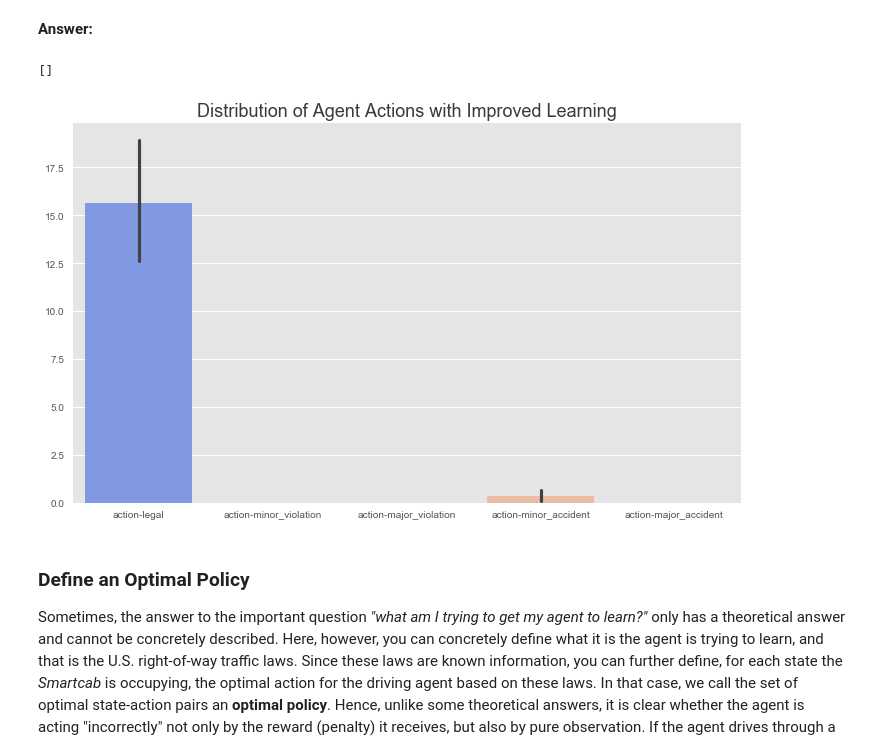
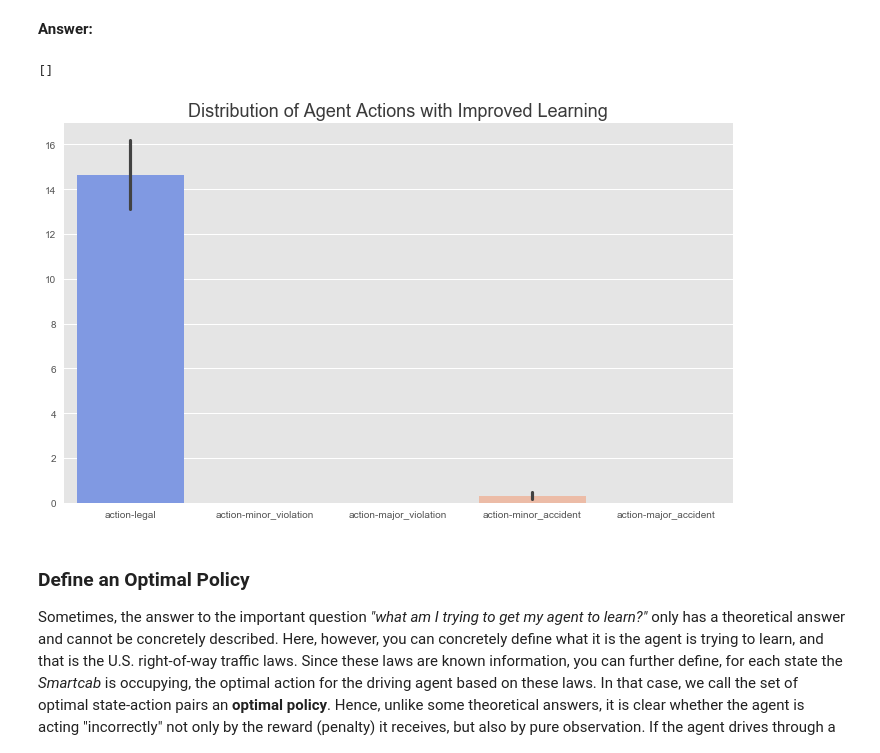
Before and after one commit to hsherwoodcoombs/smartcab, a Jupyter notebook: reportC.ipynb, the cells around one changed output. Saved outputs shown, nothing was run; the diff lists cells and outputs as text; code cells hidden in the pictures.

```diff
--- a/reportC.ipynb
+++ b/reportC.ipynb
@@ -693,13 +712,13 @@ Using the visualization above that was produced from your improved Q-Learning si
 # %% [markdown]
 **Answer:**
 # %%
-bar = sns.barplot(data=improved_action_data[:20], palette="coolwarm")
+bar = sns.barplot(data=improved_action_data, palette="coolwarm")
 bar.figure.set_size_inches(12,7)
 bar.axes.set_title('Distribution of Agent Actions with Improved Learning', fontsize=18, alpha=0.9)
 bar.plot()
 # %% [output]
 []
-[figure, old version]
+[figure, new version]
 # %% [markdown]
 ### Define an Optimal Policy
 
```
Also changed, not shown: parts of 17 cells of this notebook, 5 other files.
